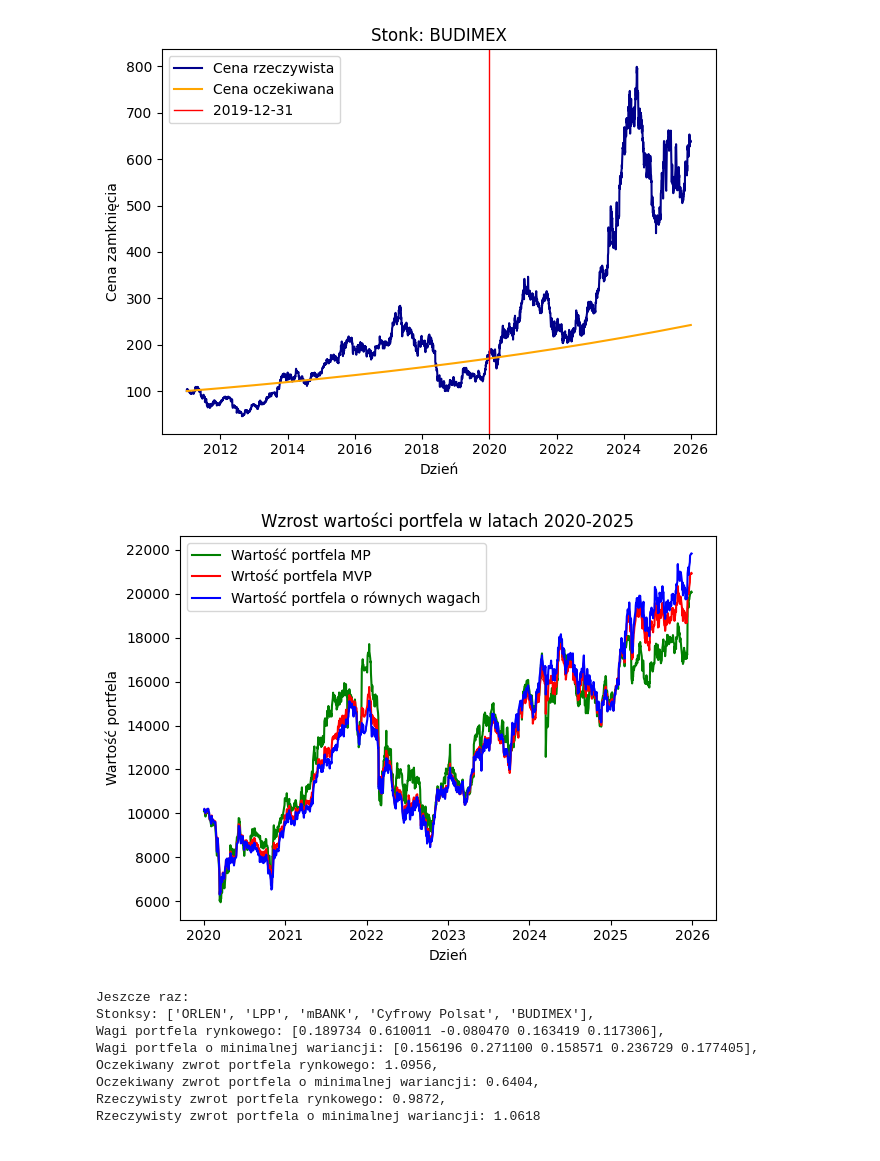
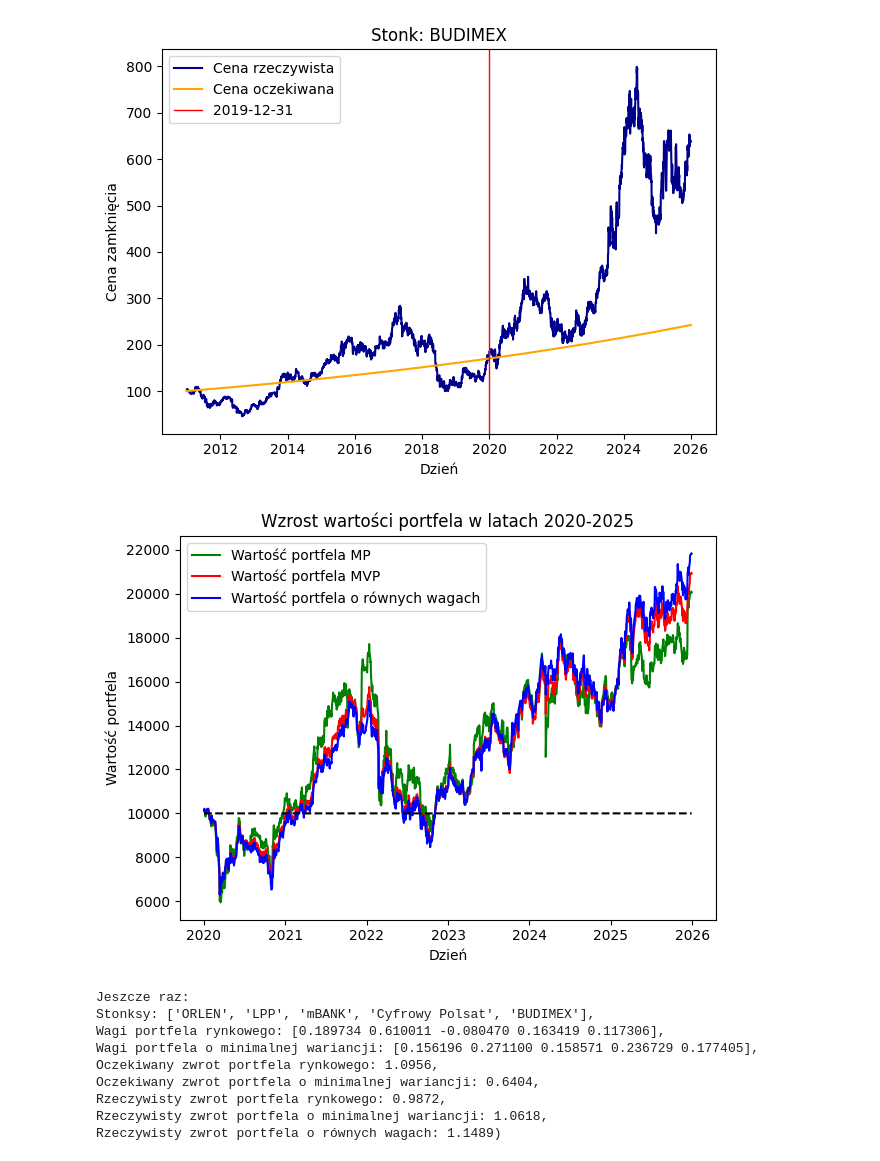
Before and after one commit to wilkjuraszekkarol/TPiZR_megaprojekt, a Jupyter notebook: raport_SPECJALny.ipynb, the cells around one changed output. Drawn from its saved outputs; the diff is of its cells as text; code cells hidden in the pictures.

```diff
--- a/raport_SPECJALny.ipynb
+++ b/raport_SPECJALny.ipynb
@@ -42,8 +41,8 @@ for i in range(len(api_urls)):
     df = df.dropna()
 
     df0 = df[df["Date"].between("2011-01-01", "2025-12-31")].copy() #Usuwanie danych spoza zakresu
-    df1 = df[df["Date"].between("2011-01-01", "2019-12-31")].copy() #Rozdzielanie "danych treningowych" od "danych testowych"
-    df2 = df[df["Date"].between("2020-01-01", "2025-12-31")].copy()
+    df1 = df[df["Date"].between("2011-01-01", "2019-12-31")].copy() #"Dane treningowe"
+    df2 = df[df["Date"].between("2020-01-01", "2025-12-31")].copy() #"Dane testowe"
     df0 = df0.reset_index(drop=True)
     df1 = df1.reset_index(drop=True)
     df2 = df2.reset_index(drop=True)
@@ -55,13 +54,8 @@ for i in range(len(api_urls)):
     var.append(df1["Daily_Return"].var() * len(df1) / 9) #Wariancja stonksa per rok
     ceny_oczekiwane.append([[df0.iloc[0, 0], df0.iloc[0, 4]]])
 
-#for i in range(len(dfs_historical)):
-#    print(dfs_historical[i].head(10))
-
-mu = np.array(mu)
-var = np.array(var)
-mu = np.round(mu, 4)
-var = np.round(var, 4)
+mu = np.round(np.array(mu), 4)
+var = np.round(np.array(var), 4)
 # %%
 print(f"Stonksy: {nazwy}")
 print(f"Roczna stopa zwrotu: {mu}")
@@ -75,8 +69,8 @@ Roczna wariancja: [0.097500 0.106500 0.099300 0.083200 0.110700]
 # %%
 df_to_cov = pd.concat(
     [df["Daily_Return"].reset_index(drop=True) for df in dfs_historical],
-    axis=1
-)
+    axis=1)
+
 df_to_cov.columns = [f"stonk_{i+1}" for i in range(len(dfs_historical))]
 df_to_cov = df_to_cov.dropna()
 cov_df = np.round(df_to_cov.cov() * len(df_to_cov) / 9, 4)
@@ -165,37 +161,38 @@ for i in range(len(nazwy)):
 # %%
 daily_returns = pd.concat(
     [df["Daily_Return"].reset_index(drop=True) for df in dfs_recent],
     axis=1)
 daily_returns.columns = [f"Daily_Return_Stonk_{i+1}" for i in range(len(dfs_historical))]
 dates = dfs_recent[0]["Date"].reset_index(drop=True)
 
 def get_weighted_returns(budzet, wagi):
     weighted_returns = daily_returns.copy()
     for i in range(len(wagi)):
         column = weighted_returns.columns[i]
         weighted_returns[column] = weighted_returns[column] * wagi[i]
     weighted_returns["Łączny_dzienny_return"] = weighted_returns.sum(axis=1)
     for j in range(len(weighted_returns)):
         budzet.append(budzet[-1] * (1 + weighted_returns["Łączny_dzienny_return"].iloc[j]))
     return budzet[1:]
 
 returny_MP = get_weighted_returns([10000], w_MP)
 returny_MVP = get_weighted_returns([10000], w_MVP)
 returny_equal = get_weighted_returns([10000], [0.2, 0.2, 0.2, 0.2, 0.2])
 
 plt.plot(dates, returny_MP, color="green", label="Wartość portfela MP")
-plt.plot(dates, returny_MVP, color="red", label="Wrtość portfela MVP")
+plt.plot(dates, returny_MVP, color="red", label="Wartość portfela MVP")
 plt.plot(dates, returny_equal, color="blue", label="Wartość portfela o równych wagach")
+plt.plot(dates, [10000]*len(dates), color="black", linestyle="--")
 plt.xlabel("Dzień")
 plt.ylabel("Wartość portfela")
 plt.title("Wzrost wartości portfela w latach 2020-2025")
 plt.legend()
 plt.tight_layout()
 plt.show()
 # %% [output]
-[figure, old version]
+[figure, new version]
 # %%
-print(f"Jeszcze raz: \nStonksy: {nazwy}, \nWagi portfela rynkowego: {w_MP}, \nWagi portfela o minimalnej wariancji: {w_MVP}, \nOczekiwany zwrot portfela rynkowego: {((1+roczne_mu_MP)**6 -1).round(4)}, \nOczekiwany zwrot portfela o minimalnej wariancji: {((1+roczne_mu_MVP)**6 -1).round(4)}, \nRzeczywisty zwrot portfela rynkowego: {((returny_MP[-1]/returny_MP[0]) -1).round(4)}, \nRzeczywisty zwrot portfela o minimalnej wariancji: {((returny_MVP[-1]/returny_MVP[0]) -1).round(4)}")
+print(f"Jeszcze raz: \nStonksy: {nazwy}, \nWagi portfela rynkowego: {w_MP}, \nWagi portfela o minimalnej wariancji: {w_MVP}, \nOczekiwany zwrot portfela rynkowego: {((1+roczne_mu_MP)**6 -1).round(4)}, \nOczekiwany zwrot portfela o minimalnej wariancji: {((1+roczne_mu_MVP)**6 -1).round(4)}, \nRzeczywisty zwrot portfela rynkowego: {((returny_MP[-1]/returny_MP[0]) -1).round(4)}, \nRzeczywisty zwrot portfela o minimalnej wariancji: {((returny_MVP[-1]/returny_MVP[0]) -1).round(4)}, \nRzeczywisty zwrot portfela o równych wagach: {((returny_equal[-1]/returny_equal[0]) -1).round(4 )}.")
 # %% [output]
 Jeszcze raz:
 Stonksy: ['ORLEN', 'LPP', 'mBANK', 'Cyfrowy Polsat', 'BUDIMEX'],
@@ -204,5 +201,6 @@ Wagi portfela o minimalnej wariancji: [0.156196 0.271100 0.158571 0.236729 0.177
 Oczekiwany zwrot portfela rynkowego: 1.0956,
 Oczekiwany zwrot portfela o minimalnej wariancji: 0.6404,
 Rzeczywisty zwrot portfela rynkowego: 0.9872,
-Rzeczywisty zwrot portfela o minimalnej wariancji: 1.0618
+Rzeczywisty zwrot portfela o minimalnej wariancji: 1.0618,
+Rzeczywisty zwrot portfela o równych wagach: 1.1489)
 # %% [markdown]
```
Also changed, not shown: parts of 7 cells of this notebook.
